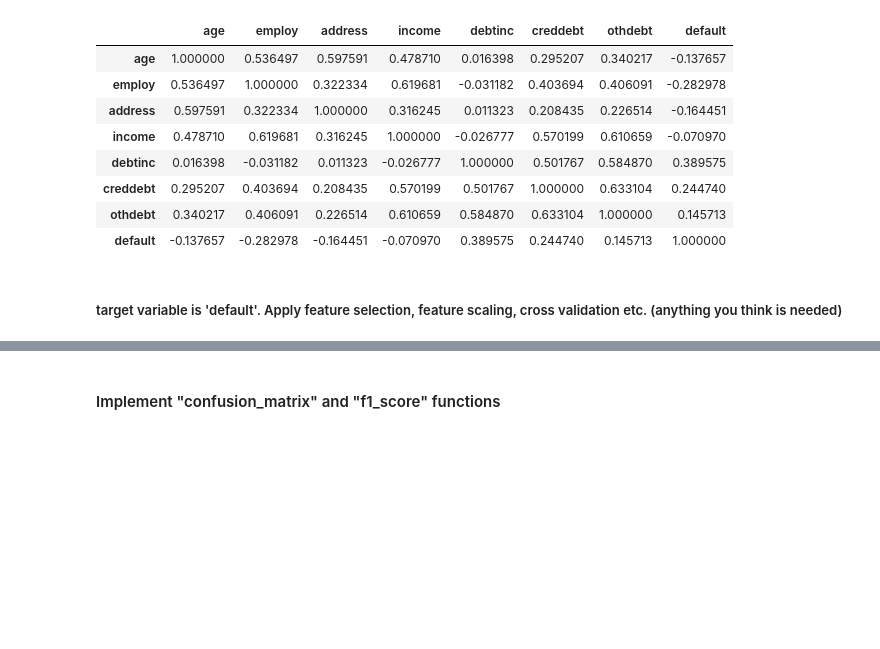
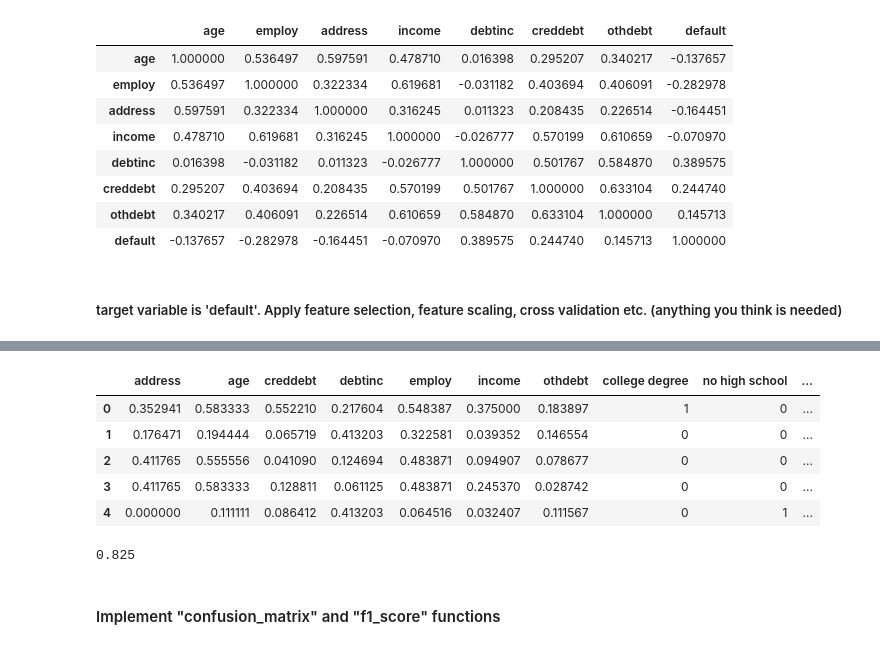
Before and after one commit to tigranfah/machine_learning, a Jupyter notebook: ACA_course/machine_learning/homeworks/homework3/logistic_regression/Logistic_Regression.ipynb, the cells around one changed output, grey strips where cells are left out. Drawn from its saved outputs; the diff is of its cells as text; code cells hidden in the pictures; blank space fills up the shorter version.

```diff
--- a/ACA_course/machine_learning/homeworks/homework3/logistic_regression/Logistic_Regression.ipynb
+++ b/ACA_course/machine_learning/homeworks/homework3/logistic_regression/Logistic_Regression.ipynb
@@ -375 +442,10 @@ default.ed = default.ed.astype('category').cat.codes
+# %%
+df_train.head()
+# %% [output]
+|  | address | age | creddebt | debtinc | employ | income | othdebt | college degree | no high school | ... |
+| 0 | 0.352941 | 0.583333 | 0.552210 | 0.217604 | 0.548387 | 0.375000 | 0.183897 | 1 | 0 | ... |
+| 1 | 0.176471 | 0.194444 | 0.065719 | 0.413203 | 0.322581 | 0.039352 | 0.146554 | 0 | 0 | ... |
+| 2 | 0.411765 | 0.555556 | 0.041090 | 0.124694 | 0.483871 | 0.094907 | 0.078677 | 0 | 0 | ... |
+| 3 | 0.411765 | 0.583333 | 0.128811 | 0.061125 | 0.483871 | 0.245370 | 0.028742 | 0 | 0 | ... |
+| 4 | 0.000000 | 0.111111 | 0.086412 | 0.413203 | 0.064516 | 0.032407 | 0.111567 | 0 | 1 | ... |
 # %%
@@ -379,2 +456,7 @@ X_train, X_test, y_train, y_test = train_test_split(X, y, test_size=0.2,random_s
+# %%
+y_pred = log_reg.predict(X_test)
+accuracy_score(y_test, y_pred)
+# %% [output]
+0.825
 # %% [markdown]
 #### Implement "confusion_matrix" and "f1_score" functions
```
Also changed, not shown: parts of 44 cells of this notebook, 1 other file.
